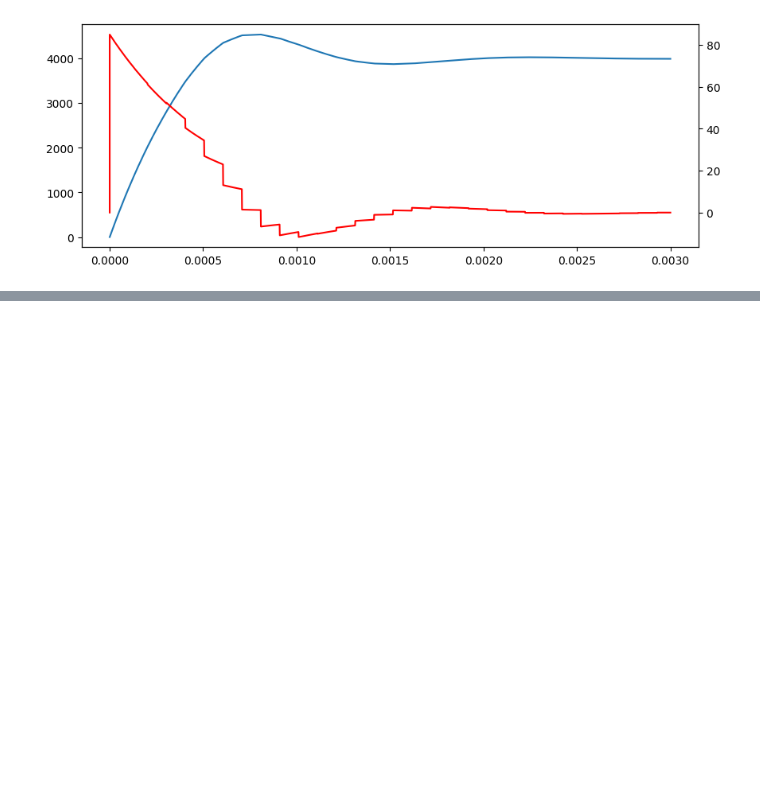
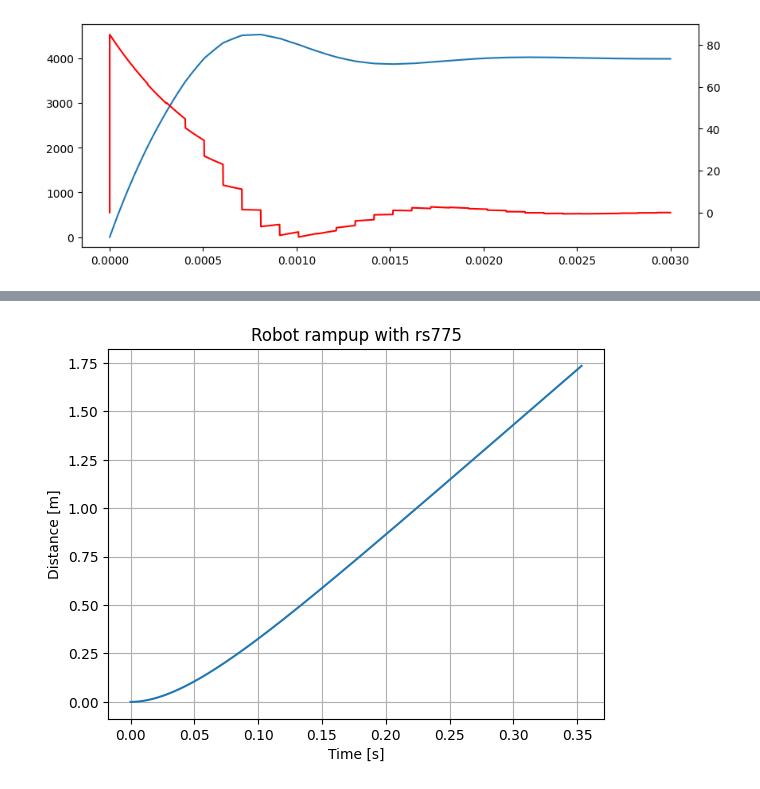
Before and after one commit to jvSanches/robot_dynamics, a Jupyter notebook: raiju_calc.ipynb, the cells around one changed output, grey strips where cells are left out. Saved outputs shown, nothing was run; the diff lists cells and outputs as text; code cells hidden in the pictures; blank space fills up the shorter version.

```diff
--- a/raiju_calc.ipynb
+++ b/raiju_calc.ipynb
@@ -194,0 +339,8 @@ Stable at 0.003 seconds, with 3000 steps
+# %%
+plt.plot(t, x)
+plt.title("Robot rampup with rs775")
+plt.ylabel("Distance [m]")
+plt.xlabel("Time [s]")
+plt.grid()
+# %% [output]
+[figure, added]
```
Also changed, not shown: parts of 6 cells of this notebook.
